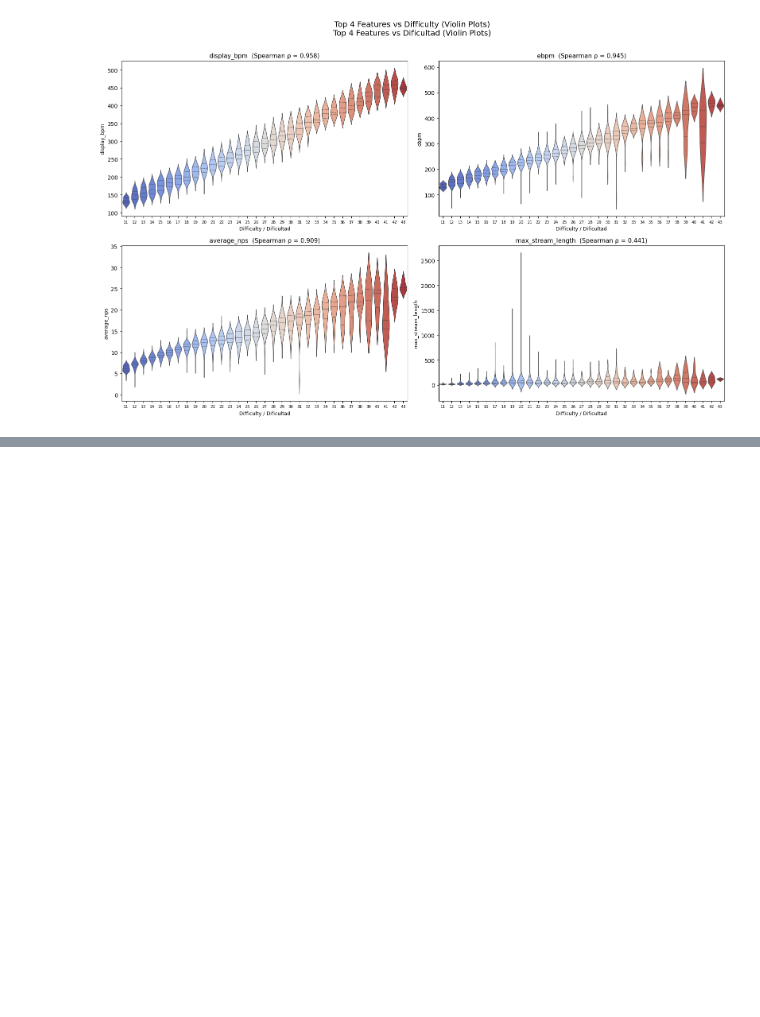
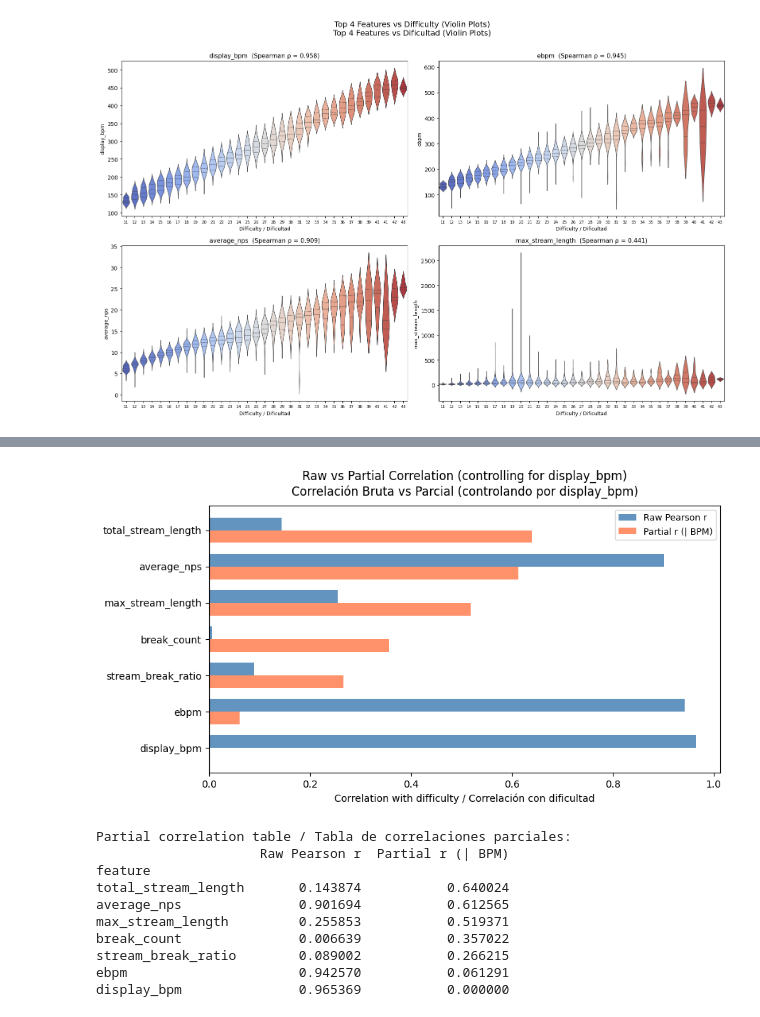
Before and after one commit to MaruDeHabanero/ITGStamina-rater-ml, a Jupyter notebook: ml-core/notebooks/03_exploratory_data_analysis.ipynb, the cells around one changed output, grey strips where cells are left out. Saved outputs shown, nothing was run; the diff lists cells and outputs as text; code cells hidden in the pictures; blank space fills up the shorter version.

```diff
--- a/ml-core/notebooks/03_exploratory_data_analysis.ipynb
+++ b/ml-core/notebooks/03_exploratory_data_analysis.ipynb
@@ -384,0 +416,70 @@ Passing `palette` without assigning `hue` is deprecated and will be removed in v
+# %%
+# ES: Correlación parcial r(X,Y|Z): correlación entre X e Y eliminando el efecto de Z.
+# EN: Partial correlation r(X,Y|Z): correlation between X and Y removing the effect of Z.
+def partial_corr_pearson(data: pd.DataFrame, x: str, y: str, z: str) -> float:
+    """Compute Pearson partial correlation r(x, y | z).
+
+    Correlación parcial de Pearson r(x, y | z).
+    """
+    r_xy = data[x].corr(data[y])
+    r_xz = data[x].corr(data[z])
+    r_yz = data[y].corr(data[z])
+    numerator = r_xy - r_xz * r_yz
+    denominator = np.sqrt((1 - r_xz ** 2) * (1 - r_yz ** 2))
+    return numerator / denominator if denominator != 0 else 0.0
+
+
+# ES: Calcular correlaciones parciales controlando por display_bpm.
+# EN: Compute partial correlations controlling for display_bpm.
+CONTROL_VAR = "display_bpm"
+TARGET = "difficulty"
+
+partial_records = []
+for feat in feature_cols:
+    raw_r = df[feat].corr(df[TARGET])
+    part_r = partial_corr_pearson(df, feat, TARGET, CONTROL_VAR)
+    partial_records.append({"feature": feat, "Raw Pearson r": raw_r, "Partial r (| BPM)": part_r})
+
+partial_df = (
+    pd.DataFrame(partial_records)
+    .set_index("feature")
+    .sort_values("Partial r (| BPM)", key=abs, ascending=True)
+)
+
+# ── Visualación / Visualisation ─────────────────────────────────────────────
+fig, ax = plt.subplots(figsize=(9, 5))
+y_pos = np.arange(len(partial_df))
+bar_h = 0.35
+
+ax.barh(y_pos + bar_h / 2, partial_df["Raw Pearson r"], bar_h,
+        label="Raw Pearson r", color="steelblue", alpha=0.85)
+ax.barh(y_pos - bar_h / 2, partial_df["Partial r (| BPM)"], bar_h,
+        label="Partial r (| BPM)", color="coral", alpha=0.85)
+
+ax.set_yticks(y_pos)
+ax.set_yticklabels(partial_df.index, fontsize=10)
+ax.axvline(0, color="black", linewidth=0.8)
+ax.set_xlabel("Correlation with difficulty / Correlación con dificultad", fontsize=10)
+ax.set_title(
+    "Raw vs Partial Correlation (controlling for display_bpm)\n"
+    "Correlación Bruta vs Parcial (controlando por display_bpm)",
+    fontsize=12, pad=10,
+)
+ax.legend(fontsize=9)
+plt.tight_layout()
+plt.show()
+
+print("\nPartial correlation table / Tabla de correlaciones parciales:")
+print(partial_df.sort_values("Partial r (| BPM)", key=abs, ascending=False).to_string())
+# %% [output]
+[figure, added]
+Partial correlation table / Tabla de correlaciones parciales:
+                     Raw Pearson r  Partial r (| BPM)
+feature
+total_stream_length       0.143874           0.640024
+average_nps               0.901694           0.612565
+max_stream_length         0.255853           0.519371
+break_count               0.006639           0.357022
+stream_break_ratio        0.089002           0.266215
+ebpm                      0.942570           0.061291
+display_bpm               0.965369           0.000000
```
Also changed, not shown: parts of 12 cells of this notebook, 3 other files.
